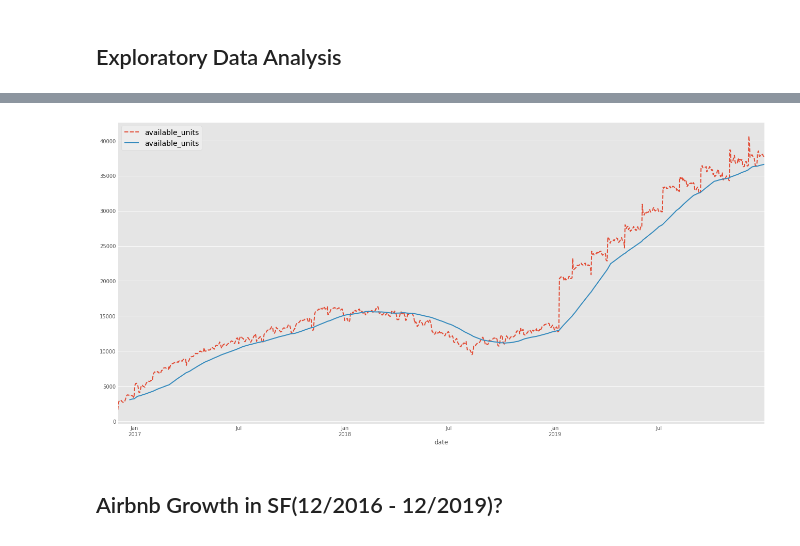
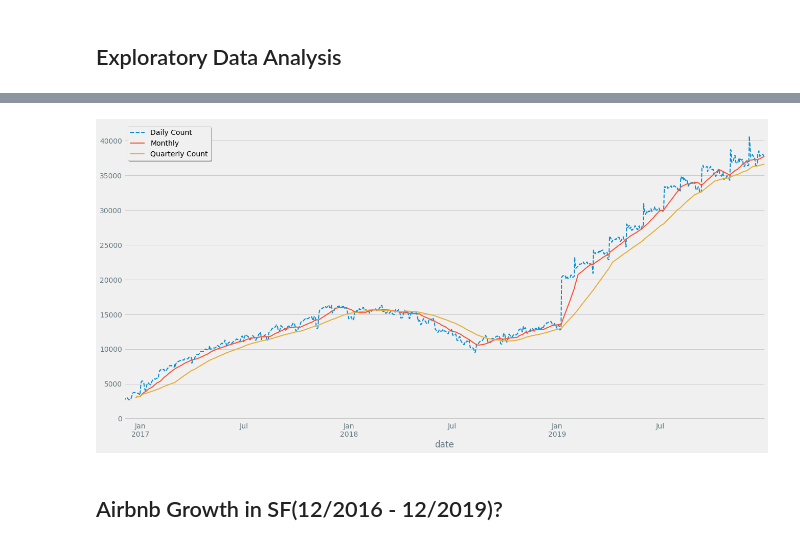
Before and after one commit to KishenSharma6/Airbnb-Analysis, a Jupyter notebook: Project Codes/05. Modeling/2020_0214_Calendar_TimeSeries.ipynb, the cells around one changed output, grey strips where cells are left out. Saved outputs shown, nothing was run; the diff lists cells and outputs as text; code cells hidden in the pictures.

```diff
--- a/Project Codes/05. Modeling/2020_0214_Calendar_TimeSeries.ipynb
+++ b/Project Codes/05. Modeling/2020_0214_Calendar_TimeSeries.ipynb
@@ -33,7 +35,7 @@ zillow = pd.read_csv(path + '2020_0130_Zillow_Cleaned.csv', parse_dates=['Date']
 **Set notebook preferences**
 # %%
 #Set plot aesthetics for notebook
-plt.style.use('ggplot')
+plt.style.use('Solarize_Light2')
 
 #Increase number of columns and rows displayed by Pandas
 pd.set_option('display.max_rows',100)
@@ -127,0 +105,10 @@ date
+# %%
+#Read in seasonal decompose model
+from statsmodels.tsa.seasonal import seasonal_decompose
+
+from pylab import rcParams
+rcParams['figure.figsize'] = 18, 10
+#Fit seasonal_decompose to airbnb data
+result = seasonal_decompose(airbnbs, model='additive')
+result.plot()
+plt.show()
@@ -128,31 +127,31 @@ date
 # %%
 #Set plot
 fig, ax = plt.subplots(figsize=(20,10))
 
 #Set 538 plot style
 plt.style.use('fivethirtyeight')
 
 #Store count of booked evenings in Sf per night
 weekly_mean=airbnbs.rolling(window=7,min_periods=7).mean()
 biweekly=airbnbs.rolling(window=14,min_periods=7).mean()
 monthly=airbnbs.rolling(window=30,min_periods=21).mean()
 quarterly=airbnbs.rolling(window=90,min_periods=21).mean()
 
 
 #PLot count of booked nights per evening
-airbnbs.plot(label = 'Daily Count',kind = 'line',style='--', linewidth=2,ax=ax)
+airbnbs.plot(kind = 'line',style='--', linewidth=2,ax=ax)
 
 #Plot rolling average per week
 #weekly_mean.plot(label = 'Per Week',linewidth=2,ax=ax)
 #biweekly.plot(label = 'Bi-weekly',linewidth=2,ax=ax)
-#monthly.plot(label = 'Monthly',linewidth=2,ax=ax)
-quarterly.plot(label = 'quarterly',linewidth=2,ax=ax)
+monthly.plot(label = 'Monthly',linewidth=2,ax=ax)
+quarterly.plot(linewidth=2,ax=ax)
 
 #Set plot aesthetics
-#ax.legend(fancybox = True, frameon=True, shadow = True)
+ax.legend(labels = ['Daily Count','Monthly','Quarterly Count'],fancybox = True, frameon=True, shadow = True)
 ax.grid(False, axis = 'x')
 # %% [output]
-[figure, old version]
+[figure, new version]
 # %% [markdown]
 ## Airbnb Growth in SF(12/2016 - 12/2019)?
 # %% [markdown]
```
Also changed, not shown: parts of 30 cells of this notebook, 2 other files.
